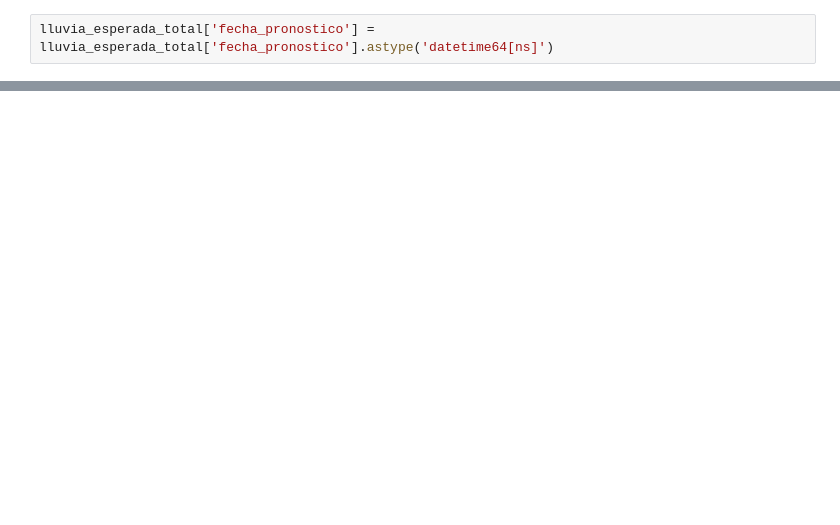
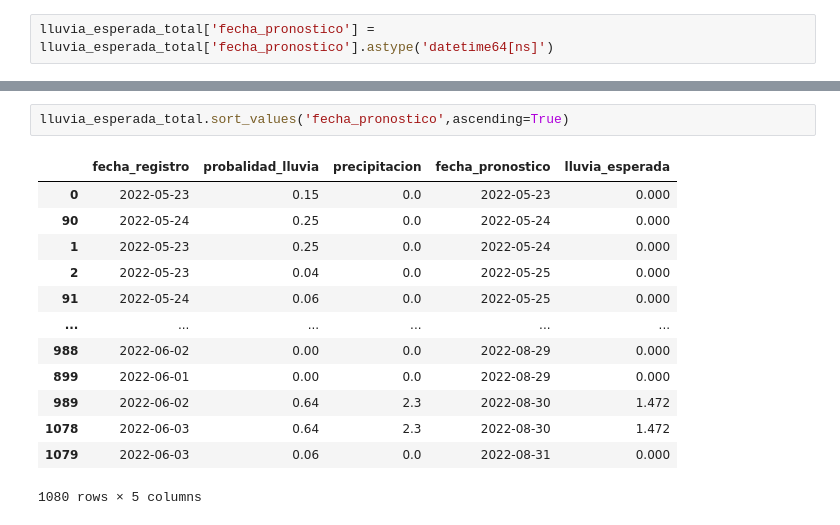
Before and after one commit to calvegh/lluvia, a Jupyter notebook: main.ipynb, the cells around one changed output, grey strips where cells are left out. Drawn from its saved outputs; the diff is of its cells as text; blank space fills up the shorter version.

```diff
--- a/main.ipynb
+++ b/main.ipynb
@@ -61,3 +87,19 @@ Name: lluvia_esperada, dtype: float64
+# %%
+lluvia_esperada_total.sort_values('fecha_pronostico',ascending=True)
+# %% [output]
+|  | fecha_registro | probalidad_lluvia | precipitacion | fecha_pronostico | lluvia_esperada |
+| 0 | 2022-05-23 | 0.15 | 0.0 | 2022-05-23 | 0.000 |
+| 90 | 2022-05-24 | 0.25 | 0.0 | 2022-05-24 | 0.000 |
+| 1 | 2022-05-23 | 0.25 | 0.0 | 2022-05-24 | 0.000 |
+| 2 | 2022-05-23 | 0.04 | 0.0 | 2022-05-25 | 0.000 |
+| 91 | 2022-05-24 | 0.06 | 0.0 | 2022-05-25 | 0.000 |
+| ... | ... | ... | ... | ... | ... |
+| 988 | 2022-06-02 | 0.00 | 0.0 | 2022-08-29 | 0.000 |
+| 899 | 2022-06-01 | 0.00 | 0.0 | 2022-08-29 | 0.000 |
+| 989 | 2022-06-02 | 0.64 | 2.3 | 2022-08-30 | 1.472 |
+| 1078 | 2022-06-03 | 0.64 | 2.3 | 2022-08-30 | 1.472 |
+| 1079 | 2022-06-03 | 0.06 | 0.0 | 2022-08-31 | 0.000 |
+1080 rows × 5 columns
 # %%
 plt.figure(figsize = (21,8))
 ax = sns.lineplot(data=lluvia_esperada_total, x='fecha_pronostico',y='lluvia_esperada',hue='fecha_registro')
```
Also changed, not shown: parts of 6 cells of this notebook, 5 other files.
